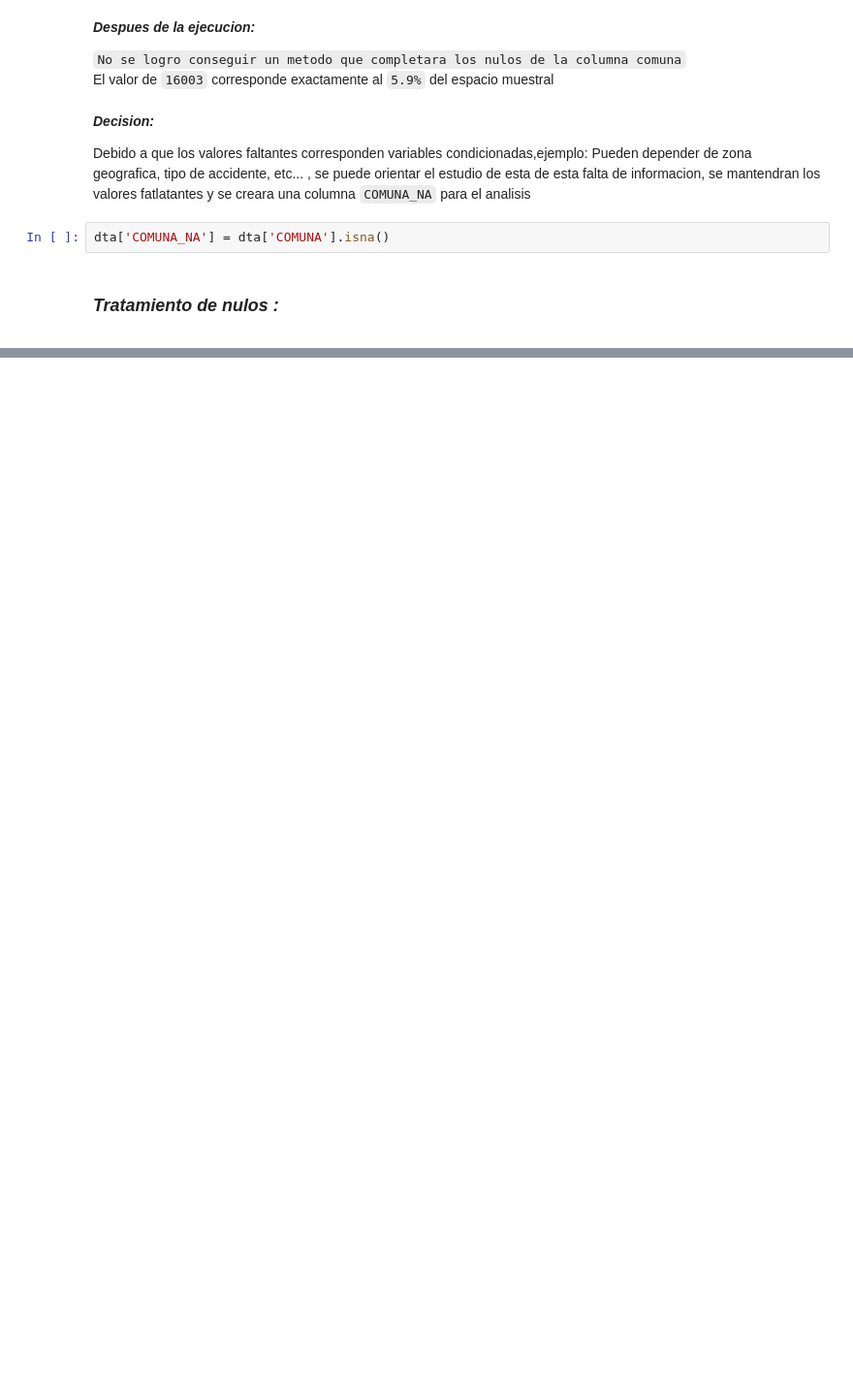
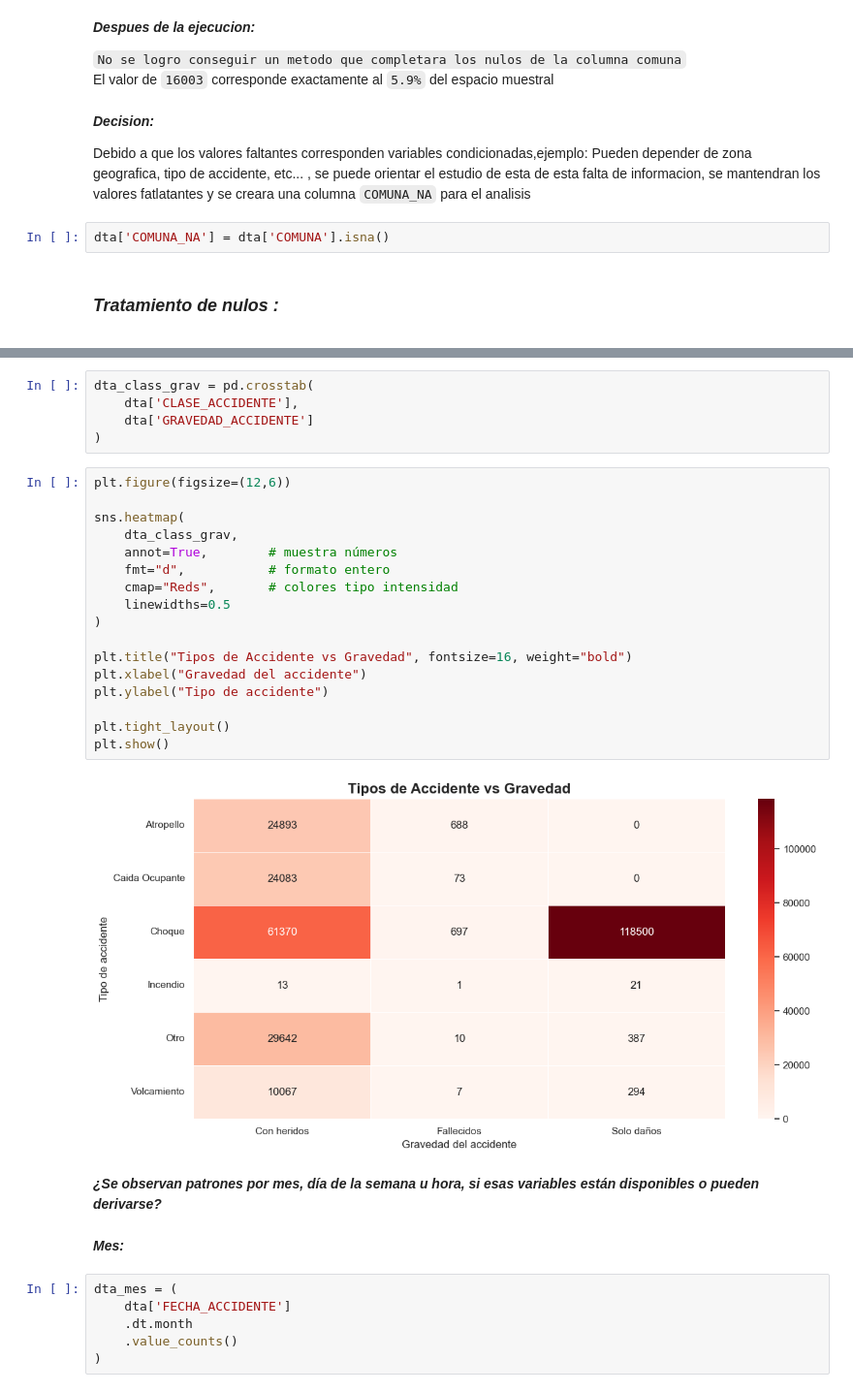
Before and after one commit to ignacioperez1504/medellin-traffic-accidents-analisis, a Jupyter notebook: Analisis_EDA.ipynb, the cells around one changed output, grey strips where cells are left out. Shown at 97% size. Saved outputs shown, nothing was run; the diff lists cells and outputs as text; blank space fills up the shorter version.

```diff
--- a/Analisis_EDA.ipynb
+++ b/Analisis_EDA.ipynb
@@ -306,0 +454,34 @@ dta = dta.drop_duplicates()
+# %%
+dta_class_grav = pd.crosstab(
+    dta['CLASE_ACCIDENTE'],
+    dta['GRAVEDAD_ACCIDENTE']
+)
+# %%
+plt.figure(figsize=(12,6))
+
+sns.heatmap(
+    dta_class_grav,
+    annot=True,        # muestra números
+    fmt="d",           # formato entero
+    cmap="Reds",       # colores tipo intensidad
+    linewidths=0.5
+)
+
+plt.title("Tipos de Accidente vs Gravedad", fontsize=16, weight="bold")
+plt.xlabel("Gravedad del accidente")
+plt.ylabel("Tipo de accidente")
+
+plt.tight_layout()
+plt.show()
+# %% [output]
+[figure, added]
+# %% [markdown]
+</small>***¿Se observan patrones por mes, día de la semana u hora, si esas variables están disponibles o pueden derivarse?***</small>
+# %% [markdown]
+</small>***Mes:***</small>
+# %%
+dta_mes = (
+    dta['FECHA_ACCIDENTE']
+    .dt.month
+    .value_counts()
+)
```
Also changed, not shown: parts of 30 cells of this notebook.
